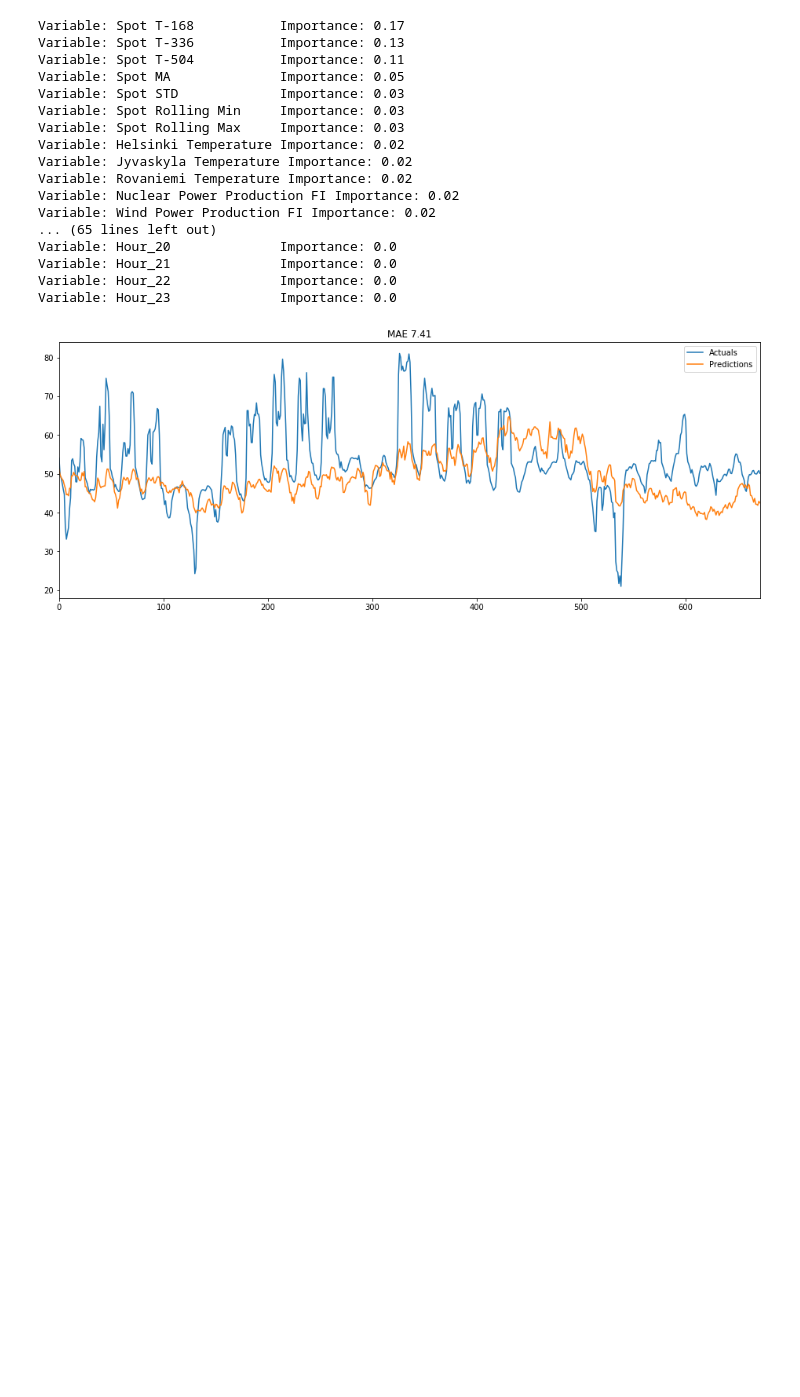
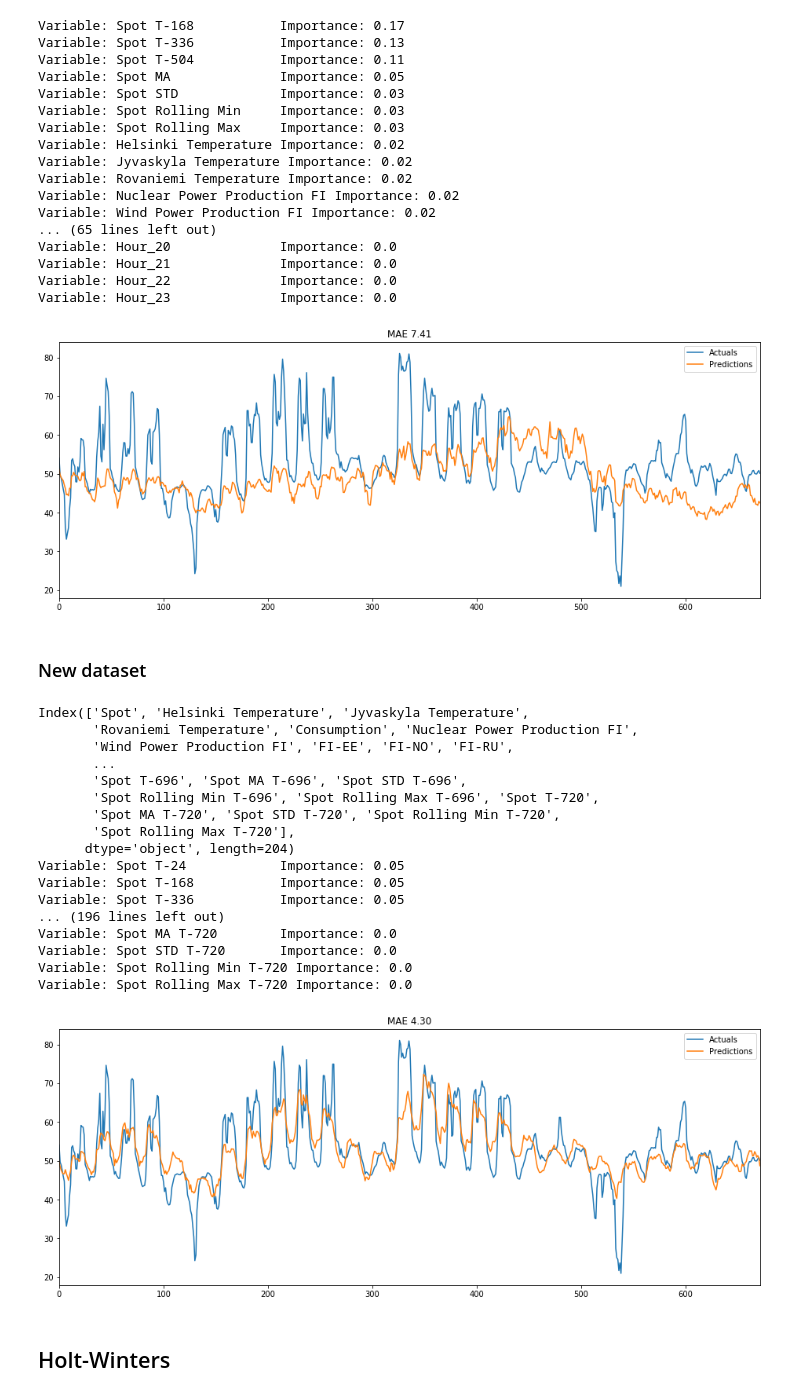
Before and after one commit to Cadax/nordpool-spot-price, a Jupyter notebook: notebooks/visualizing_model_results.ipynb, the cells around one changed output. Saved outputs shown, nothing was run; the diff lists cells and outputs as text; code cells hidden in the pictures; blank space fills up the shorter version.

Commit message:
visualizing various models and forecast results

```diff
--- a/notebooks/visualizing_model_results.ipynb
+++ b/notebooks/visualizing_model_results.ipynb
@@ -129,0 +135,39 @@ random_forest.list_importances(forest,feature_names)
+# %% [markdown]
+### New dataset
+# %%
+import random_forest
+from sklearn.externals import joblib
+combined_df = pd.read_pickle('combined_df_engineered_T-24.pickle')
+print(combined_df.columns)
+forest = joblib.load('../scripts/models/random_forest10.sav')
+feature_names = combined_df.drop('Spot',axis=1).columns
+predictions, labels = random_forest.predict_forest(forest,combined_df[-168*4:])
+test_result_df = pd.DataFrame(columns=['Actuals','Predictions'])
+#print(mean_absolute_error(test_result_df['Actuals'],test_result_df['Predictions']))
+test_result_df['Actuals'] = labels
+test_result_df['Predictions'] = predictions
+fig, axes = plt.subplots(nrows=1, ncols=1,figsize=(16, 6))
+test_result_df.plot(ax=axes)
+axes.set_title(label=f"MAE {mean_absolute_error(test_result_df['Actuals'],test_result_df['Predictions']):.2f}")
+random_forest.list_importances(forest,feature_names)
+# %% [output]
+Index(['Spot', 'Helsinki Temperature', 'Jyvaskyla Temperature',
+       'Rovaniemi Temperature', 'Consumption', 'Nuclear Power Production FI',
+       'Wind Power Production FI', 'FI-EE', 'FI-NO', 'FI-RU',
+       ...
+       'Spot T-696', 'Spot MA T-696', 'Spot STD T-696',
+       'Spot Rolling Min T-696', 'Spot Rolling Max T-696', 'Spot T-720',
+       'Spot MA T-720', 'Spot STD T-720', 'Spot Rolling Min T-720',
+       'Spot Rolling Max T-720'],
+      dtype='object', length=204)
+Variable: Spot T-24            Importance: 0.05
+Variable: Spot T-168           Importance: 0.05
+Variable: Spot T-336           Importance: 0.05
+... (196 lines left out)
+Variable: Spot MA T-720        Importance: 0.0
+Variable: Spot STD T-720       Importance: 0.0
+Variable: Spot Rolling Min T-720 Importance: 0.0
+Variable: Spot Rolling Max T-720 Importance: 0.0
+[figure, added]
+# %% [markdown]
+## Holt-Winters
```
Also changed, not shown: parts of 7 cells of this notebook, 4 other files.
